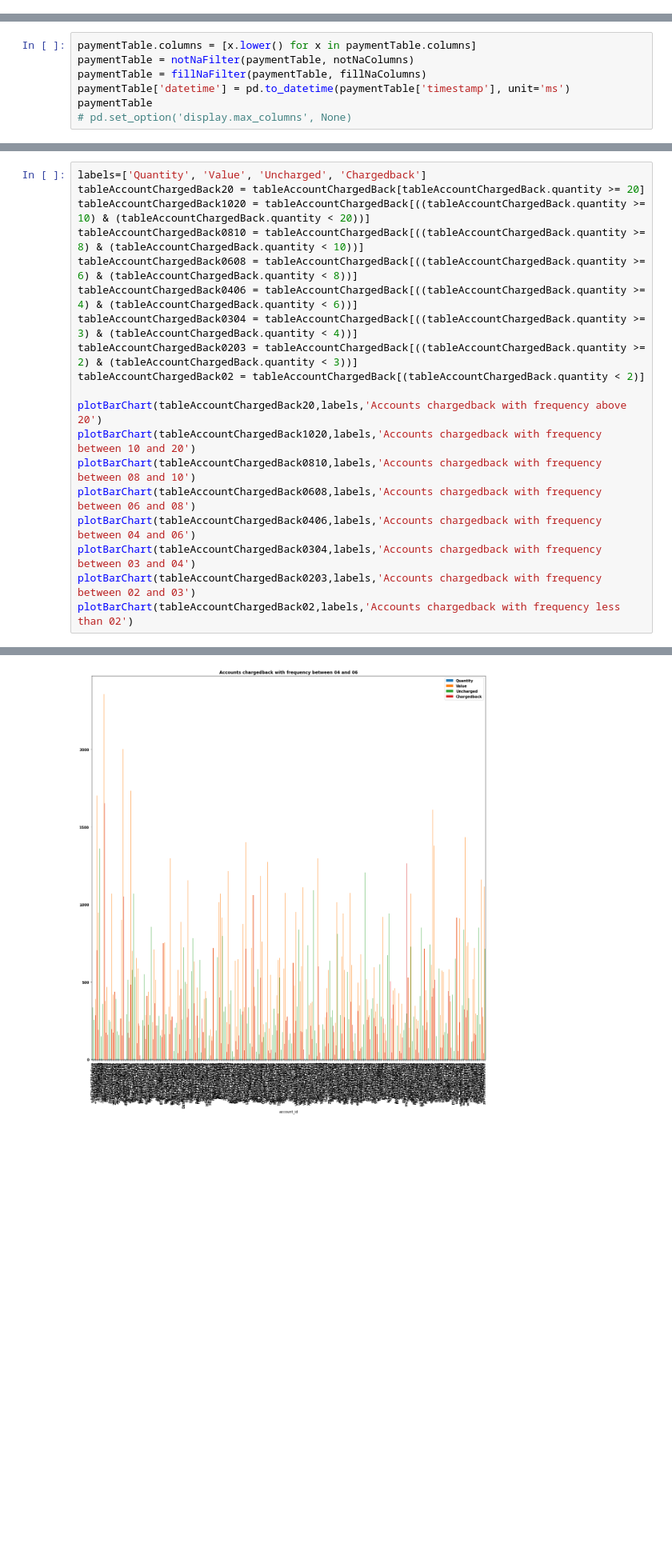
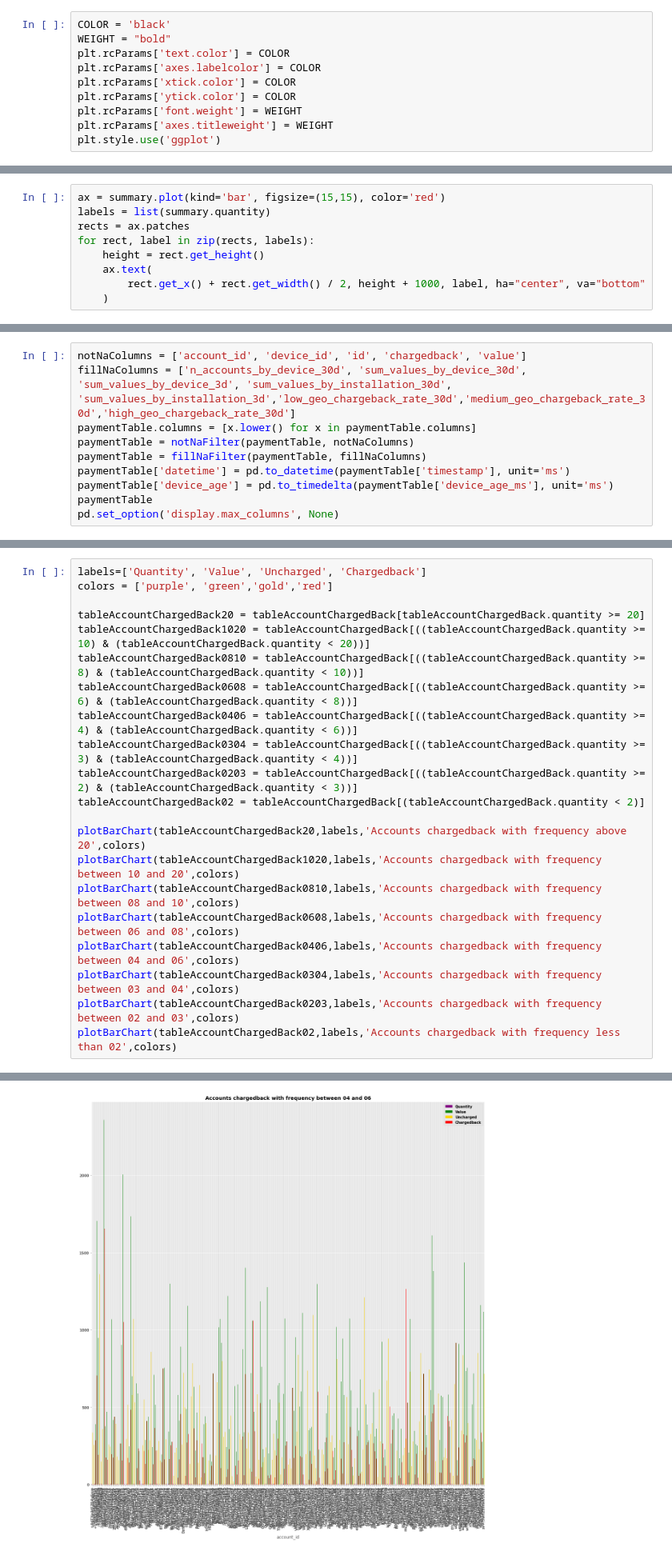
Before and after one commit to brunofariasdeo/projeto-incognia, a Jupyter notebook: Project - Payment.ipynb, the cells around one changed output, grey strips where cells are left out. Shown at 80% size. Drawn from its saved outputs; the diff is of its cells as text; blank space fills up the shorter version.

Commit message:
added new graphs and markdown

```diff
--- a/Project - Payment.ipynb
+++ b/Project - Payment.ipynb
@@ -16,3 +19,13 @@ parquet_file = './database/payments.parquet3'
+# %%
+COLOR = 'black'
+WEIGHT = "bold"
+plt.rcParams['text.color'] = COLOR
+plt.rcParams['axes.labelcolor'] = COLOR
+plt.rcParams['xtick.color'] = COLOR
+plt.rcParams['ytick.color'] = COLOR
+plt.rcParams['font.weight'] = WEIGHT
+plt.rcParams['axes.titleweight'] = WEIGHT
+plt.style.use('ggplot')
 # %% [markdown]
 Ao ler o arquivo do projeto, é importante verificarmos o estado da base e como estão os detalhes de saúde do projeto.
 
@@ -55,0 +73,9 @@ display(Markdown(summaryMarkdown))
+# %%
+ax = summary.plot(kind='bar', figsize=(15,15), color='red')
+labels = list(summary.quantity)
+rects = ax.patches
+for rect, label in zip(rects, labels):
+    height = rect.get_height()
+    ax.text(
+        rect.get_x() + rect.get_width() / 2, height + 1000, label, ha="center", va="bottom"
+    )
@@ -143,7 +168,10 @@ fillNaColumns = ['n_accounts_by_device_30d', 'sum_values_by_device_30d', 'sum_va
 # %%
+notNaColumns = ['account_id', 'device_id', 'id', 'chargedback', 'value']
+fillNaColumns = ['n_accounts_by_device_30d', 'sum_values_by_device_30d', 'sum_values_by_device_3d', 'sum_values_by_installation_30d', 'sum_values_by_installation_3d','low_geo_chargeback_rate_30d','medium_geo_chargeback_rate_30d','high_geo_chargeback_rate_30d']
 paymentTable.columns = [x.lower() for x in paymentTable.columns]
 paymentTable = notNaFilter(paymentTable, notNaColumns)
 paymentTable = fillNaFilter(paymentTable, fillNaColumns)
 paymentTable['datetime'] = pd.to_datetime(paymentTable['timestamp'], unit='ms')
+paymentTable['device_age'] = pd.to_timedelta(paymentTable['device_age_ms'], unit='ms')
 paymentTable
-# pd.set_option('display.max_columns', None)
+pd.set_option('display.max_columns', None)
@@ -253,5 +353,7 @@ tableAccountChargedBack
 # %%
 labels=['Quantity', 'Value', 'Uncharged', 'Chargedback']
+colors = ['purple', 'green','gold','red']
+
 tableAccountChargedBack20 = tableAccountChargedBack[tableAccountChargedBack.quantity >= 20]
 tableAccountChargedBack1020 = tableAccountChargedBack[((tableAccountChargedBack.quantity >= 10) & (tableAccountChargedBack.quantity < 20))]
 tableAccountChargedBack0810 = tableAccountChargedBack[((tableAccountChargedBack.quantity >= 8) & (tableAccountChargedBack.quantity < 10))]
@@ -261,12 +363,12 @@ tableAccountChargedBack0304 = tableAccountChargedBack[((tableAccountChargedBack.
 tableAccountChargedBack0203 = tableAccountChargedBack[((tableAccountChargedBack.quantity >= 2) & (tableAccountChargedBack.quantity < 3))]
 tableAccountChargedBack02 = tableAccountChargedBack[(tableAccountChargedBack.quantity < 2)]
 
-plotBarChart(tableAccountChargedBack20,labels,'Accounts chargedback with frequency above 20')
-plotBarChart(tableAccountChargedBack1020,labels,'Accounts chargedback with frequency between 10 and 20')
-plotBarChart(tableAccountChargedBack0810,labels,'Accounts chargedback with frequency between 08 and 10')
-plotBarChart(tableAccountChargedBack0608,labels,'Accounts chargedback with frequency between 06 and 08')
-plotBarChart(tableAccountChargedBack0406,labels,'Accounts chargedback with frequency between 04 and 06')
-plotBarChart(tableAccountChargedBack0304,labels,'Accounts chargedback with frequency between 03 and 04')
-plotBarChart(tableAccountChargedBack0203,labels,'Accounts chargedback with frequency between 02 and 03')
-plotBarChart(tableAccountChargedBack02,labels,'Accounts chargedback with frequency less than 02')
+plotBarChart(tableAccountChargedBack20,labels,'Accounts chargedback with frequency above 20',colors)
+plotBarChart(tableAccountChargedBack1020,labels,'Accounts chargedback with frequency between 10 and 20',colors)
+plotBarChart(tableAccountChargedBack0810,labels,'Accounts chargedback with frequency between 08 and 10',colors)
+plotBarChart(tableAccountChargedBack0608,labels,'Accounts chargedback with frequency between 06 and 08',colors)
+plotBarChart(tableAccountChargedBack0406,labels,'Accounts chargedback with frequency between 04 and 06',colors)
+plotBarChart(tableAccountChargedBack0304,labels,'Accounts chargedback with frequency between 03 and 04',colors)
+plotBarChart(tableAccountChargedBack0203,labels,'Accounts chargedback with frequency between 02 and 03',colors)
+plotBarChart(tableAccountChargedBack02,labels,'Accounts chargedback with frequency less than 02',colors)
 # %% [output]
@@ -277 +379 @@ plotBarChart(tableAccountChargedBack02,labels,'Accounts chargedback with frequen
-[figure, old version]
+[figure, new version]
```
Also changed, not shown: parts of 53 cells of this notebook.
